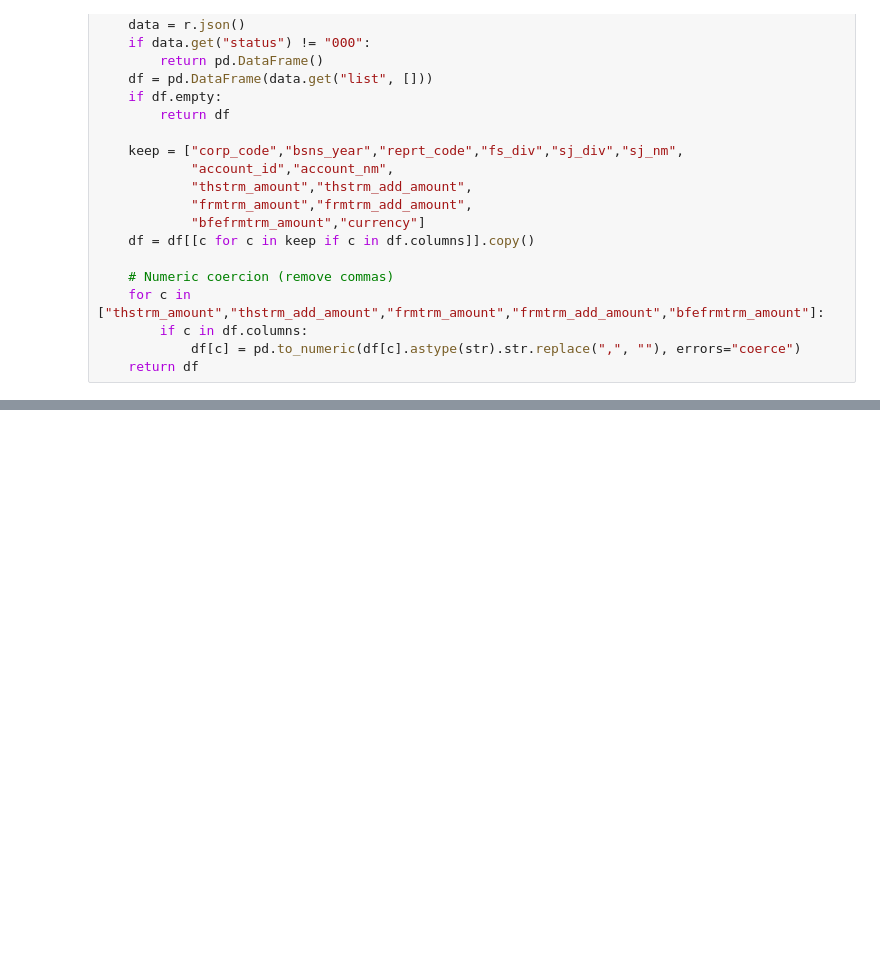
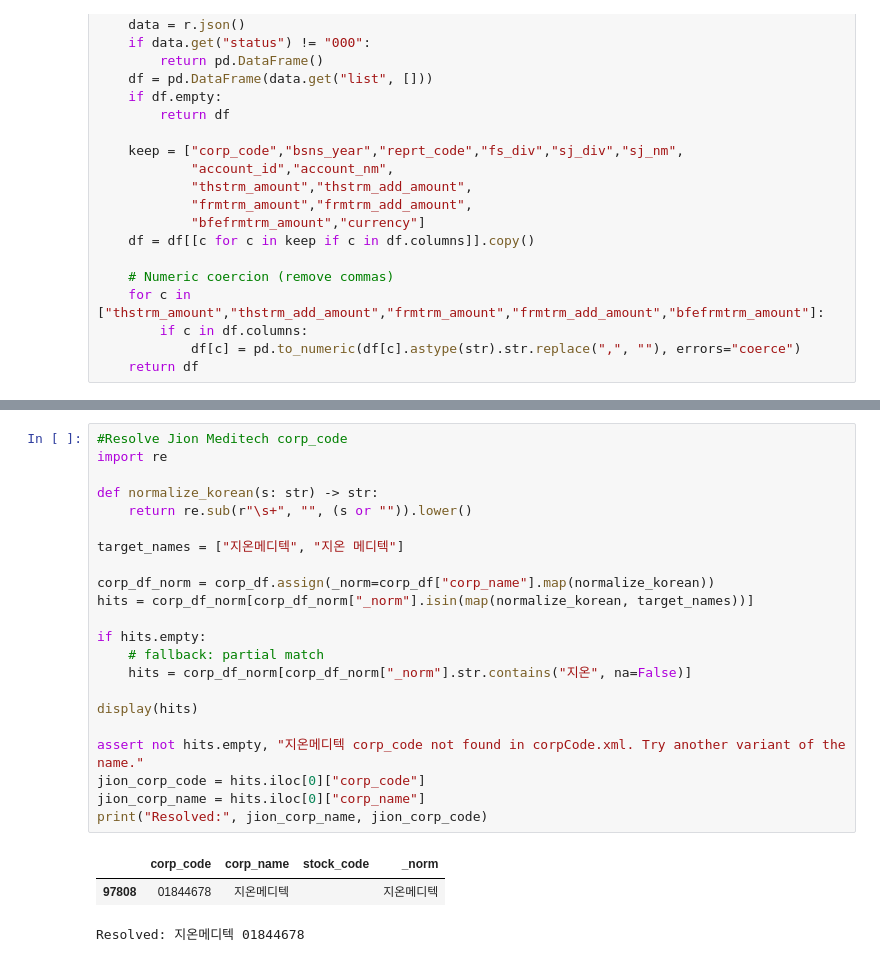
Before and after one commit to orgo247/simonhong, a Jupyter notebook: Projects/kbeauty-device-brief/notebooks/01_dart_pull.ipynb, the cells around one changed output, grey strips where cells are left out. Drawn from its saved outputs; the diff is of its cells as text; blank space fills up the shorter version.

```diff
--- a/Projects/kbeauty-device-brief/notebooks/01_dart_pull.ipynb
+++ b/Projects/kbeauty-device-brief/notebooks/01_dart_pull.ipynb
@@ -185,3 +185,29 @@ Saved: Projects/kbeauty-device-brief/data/processed/peer_wide.csv
 | 6 | 00583424 | 아모레퍼시픽 | 090430 | 2023 | KRW | NaN | NaN | ... |
 | 7 | 00583424 | 아모레퍼시픽 | 090430 | 2024 | KRW | NaN | NaN | ... |
 8 rows × 950 columns
+# %%
+#Resolve Jion Meditech corp_code
+import re
+
+def normalize_korean(s: str) -> str:
+    return re.sub(r"\s+", "", (s or "")).lower()
+
+target_names = ["지온메디텍", "지온 메디텍"]
+
+corp_df_norm = corp_df.assign(_norm=corp_df["corp_name"].map(normalize_korean))
+hits = corp_df_norm[corp_df_norm["_norm"].isin(map(normalize_korean, target_names))]
+
+if hits.empty:
+    # fallback: partial match
+    hits = corp_df_norm[corp_df_norm["_norm"].str.contains("지온", na=False)]
+
+display(hits)
+
+assert not hits.empty, "지온메디텍 corp_code not found in corpCode.xml. Try another variant of the name."
+jion_corp_code = hits.iloc[0]["corp_code"]
+jion_corp_name = hits.iloc[0]["corp_name"]
+print("Resolved:", jion_corp_name, jion_corp_code)
+# %% [output]
+|  | corp_code | corp_name | stock_code | _norm |
+| 97808 | 01844678 | 지온메디텍 |  | 지온메디텍 |
+Resolved: 지온메디텍 01844678
```
Also changed, not shown: parts of 4 cells of this notebook, 2 other files.
